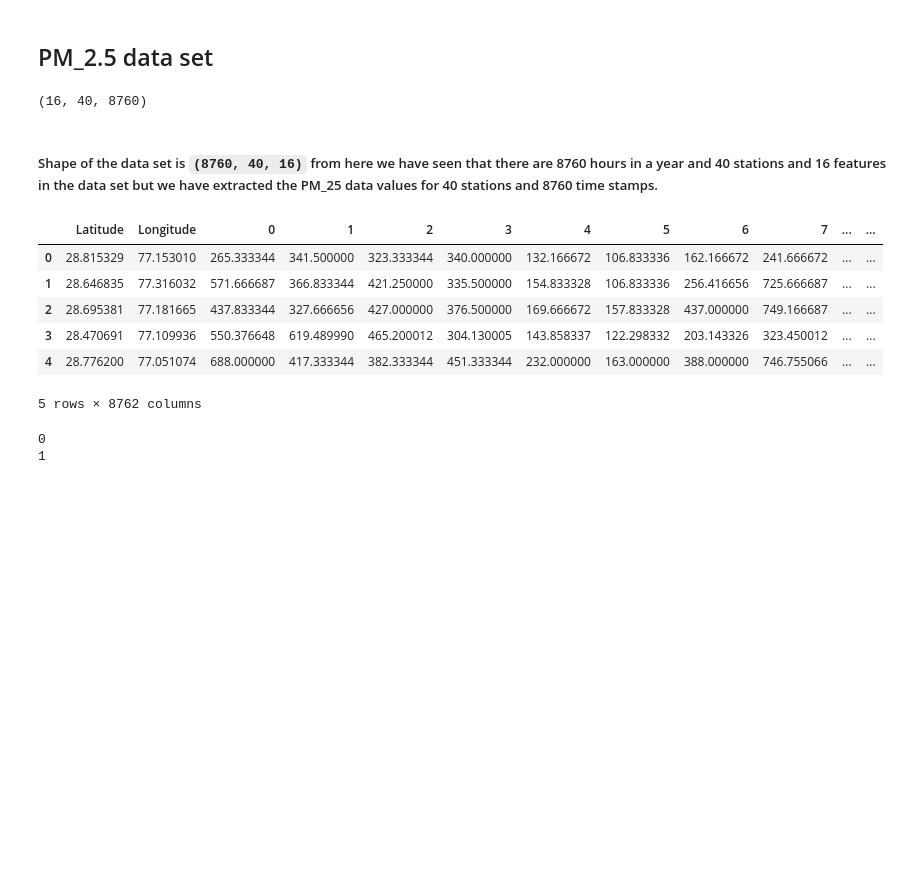
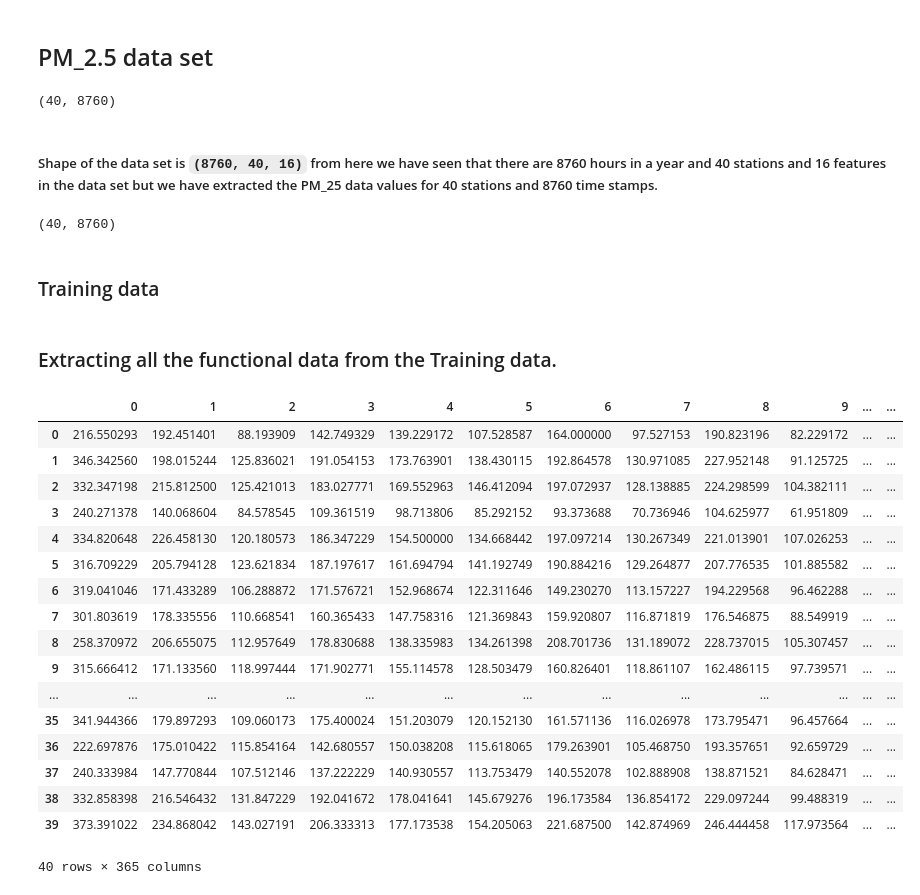
Before and after one commit to Pavan-AIML/Master-Thesis, a Jupyter notebook: notebooks/Modis_data_analysis/Modis_AOD_data_analysis.ipynb, the cells around one changed output. Drawn from its saved outputs; the diff is of its cells as text; code cells hidden in the pictures; blank space fills up the shorter version.

```diff
--- a/notebooks/Modis_data_analysis/Modis_AOD_data_analysis.ipynb
+++ b/notebooks/Modis_data_analysis/Modis_AOD_data_analysis.ipynb
@@ -220,28 +243,46 @@ stations
 ## PM_2.5 data set
 # %%
 # Shape of the raw dataset.
-PM_data = PM_25_dataloader()
-PM_data.get_shape()
+PM_data_instance = PM_25_dataloader()
+PM_data_instance.get_shape()
 # %% [output]
-(16, 40, 8760)
+(40, 8760)
 # %% [markdown]
 ##### Shape of the data set is `(8760, 40, 16)` from here we have seen that there are 8760 hours in a year and 40 stations and 16 features in the data set but we have extracted the PM_25 data values for 40 stations and 8760 time stamps.
 # %%
 PM_data = PM_25_dataloader()
 PM_data = PM_data.get_data()
-PM_data_with_Lat_long = combine_the_data_frames(stations, PM_data)
-PM_data_with_Lat_long.head()
+
+# PM_data_with_Lat_long = combine_the_data_frames(stations, PM_data)
+# PM_data_with_Lat_long.head()
+
+PM_data.shape
 # %% [output]
-|  | Latitude | Longitude | 0 | 1 | 2 | 3 | 4 | 5 | 6 | 7 | ... | ... |
-| 0 | 28.815329 | 77.153010 | 265.333344 | 341.500000 | 323.333344 | 340.000000 | 132.166672 | 106.833336 | 162.166672 | 241.666672 | ... | ... |
-| 1 | 28.646835 | 77.316032 | 571.666687 | 366.833344 | 421.250000 | 335.500000 | 154.833328 | 106.833336 | 256.416656 | 725.666687 | ... | ... |
-| 2 | 28.695381 | 77.181665 | 437.833344 | 327.666656 | 427.000000 | 376.500000 | 169.666672 | 157.833328 | 437.000000 | 749.166687 | ... | ... |
-| 3 | 28.470691 | 77.109936 | 550.376648 | 619.489990 | 465.200012 | 304.130005 | 143.858337 | 122.298332 | 203.143326 | 323.450012 | ... | ... |
-| 4 | 28.776200 | 77.051074 | 688.000000 | 417.333344 | 382.333344 | 451.333344 | 232.000000 | 163.000000 | 388.000000 | 746.755066 | ... | ... |
-5 rows × 8762 columns
+(40, 8760)
-# %%
-for i in range(2):
-    print(i)
-# %% [output]
-0
-1
+# %% [markdown]
+### Training data
+# %%
+loader = Training_data_loader(Modis_data_2020.data, Modis_data_2021.data, Modis_data_2022.data, PM_data, stations)
+# %% [markdown]
+### Extracting all the functional data from the Training data.
+# %%
+loader.daily_PM25_data_extraction()
+# %% [output]
+|  | 0 | 1 | 2 | 3 | 4 | 5 | 6 | 7 | 8 | 9 | ... | ... |
+| 0 | 216.550293 | 192.451401 | 88.193909 | 142.749329 | 139.229172 | 107.528587 | 164.000000 | 97.527153 | 190.823196 | 82.229172 | ... | ... |
+| 1 | 346.342560 | 198.015244 | 125.836021 | 191.054153 | 173.763901 | 138.430115 | 192.864578 | 130.971085 | 227.952148 | 91.125725 | ... | ... |
+| 2 | 332.347198 | 215.812500 | 125.421013 | 183.027771 | 169.552963 | 146.412094 | 197.072937 | 128.138885 | 224.298599 | 104.382111 | ... | ... |
+| 3 | 240.271378 | 140.068604 | 84.578545 | 109.361519 | 98.713806 | 85.292152 | 93.373688 | 70.736946 | 104.625977 | 61.951809 | ... | ... |
+| 4 | 334.820648 | 226.458130 | 120.180573 | 186.347229 | 154.500000 | 134.668442 | 197.097214 | 130.267349 | 221.013901 | 107.026253 | ... | ... |
+| 5 | 316.709229 | 205.794128 | 123.621834 | 187.197617 | 161.694794 | 141.192749 | 190.884216 | 129.264877 | 207.776535 | 101.885582 | ... | ... |
+| 6 | 319.041046 | 171.433289 | 106.288872 | 171.576721 | 152.968674 | 122.311646 | 149.230270 | 113.157227 | 194.229568 | 96.462288 | ... | ... |
+| 7 | 301.803619 | 178.335556 | 110.668541 | 160.365433 | 147.758316 | 121.369843 | 159.920807 | 116.871819 | 176.546875 | 88.549919 | ... | ... |
+| 8 | 258.370972 | 206.655075 | 112.957649 | 178.830688 | 138.335983 | 134.261398 | 208.701736 | 131.189072 | 228.737015 | 105.307457 | ... | ... |
+| 9 | 315.666412 | 171.133560 | 118.997444 | 171.902771 | 155.114578 | 128.503479 | 160.826401 | 118.861107 | 162.486115 | 97.739571 | ... | ... |
+| ... | ... | ... | ... | ... | ... | ... | ... | ... | ... | ... | ... | ... |
+| 35 | 341.944366 | 179.897293 | 109.060173 | 175.400024 | 151.203079 | 120.152130 | 161.571136 | 116.026978 | 173.795471 | 96.457664 | ... | ... |
+| 36 | 222.697876 | 175.010422 | 115.854164 | 142.680557 | 150.038208 | 115.618065 | 179.263901 | 105.468750 | 193.357651 | 92.659729 | ... | ... |
+| 37 | 240.333984 | 147.770844 | 107.512146 | 137.222229 | 140.930557 | 113.753479 | 140.552078 | 102.888908 | 138.871521 | 84.628471 | ... | ... |
+| 38 | 332.858398 | 216.546432 | 131.847229 | 192.041672 | 178.041641 | 145.679276 | 196.173584 | 136.854172 | 229.097244 | 99.488319 | ... | ... |
+| 39 | 373.391022 | 234.868042 | 143.027191 | 206.333313 | 177.173538 | 154.205063 | 221.687500 | 142.874969 | 246.444458 | 117.973564 | ... | ... |
+40 rows × 365 columns
```
Also changed, not shown: parts of 11 cells of this notebook, 9 other files.
